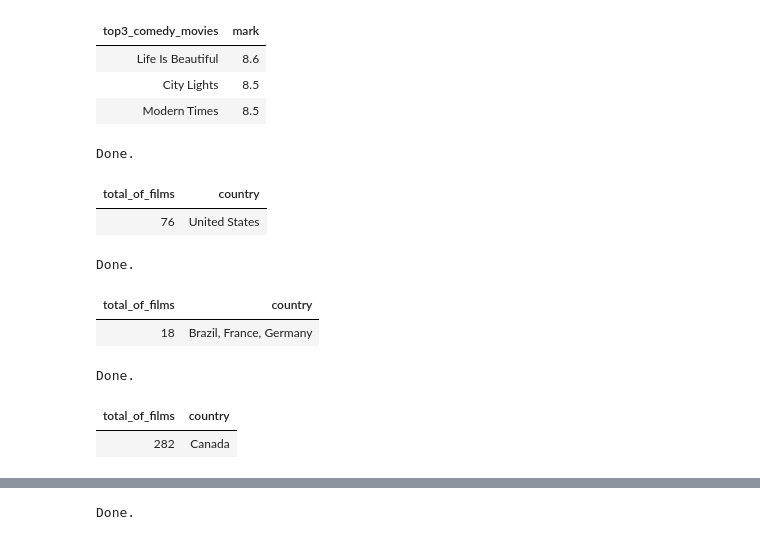
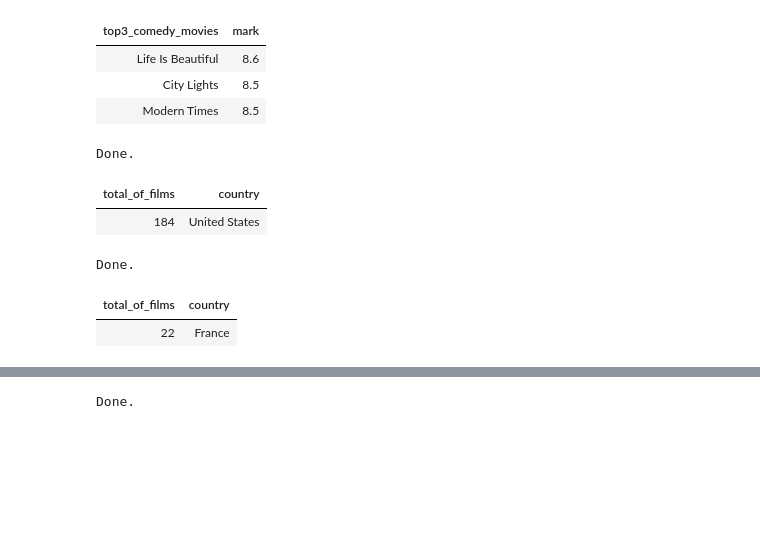
Before and after one commit to t7bo/scraping_movies, a Jupyter notebook: data/sql/requests.ipynb, the cells around one changed output, grey strips where cells are left out. Drawn from its saved outputs; the diff is of its cells as text; code cells hidden in the pictures; blank space fills up the shorter version.

```diff
--- a/data/sql/requests.ipynb
+++ b/data/sql/requests.ipynb
@@ -87,36 +87,25 @@ Done.
 # Parmi les 100 films les mieux notés, quel pourcentage sont américains ? Français ?
 # %%
 %%sql sqlite:///../database/imdb.db
-SELECT count(title) as total_of_films, country FROM (
-SELECT title, mark, country FROM movies
-ORDER BY mark DESC
-LIMIT 100) AS top_100
-WHERE country LIKE '%United States%'
+SELECT count(title) as total_of_films, [country:1] as country
+FROM
+    (SELECT *
+    FROM movies m
+    JOIN countries c ON ',' || m.country || ',' LIKE '%' || c.country || '%,')
+WHERE [country:1] LIKE '%United States%'
 # %% [output]
 Done.
 | total_of_films | country |
-| 76 | United States |
+| 184 | United States |
 # %%
 %%sql sqlite:///../database/imdb.db
-SELECT count(title) as total_of_films, country FROM (
-SELECT title, mark, country FROM movies
-GROUP BY country
-ORDER BY mark DESC
-LIMIT 100) AS top_100
-WHERE country LIKE '%France%'
+SELECT count(title) as total_of_films, [country:1] as country
+FROM
+    (SELECT *
+    FROM movies m
+    JOIN countries c ON ',' || m.country || ',' LIKE '%' || c.country || '%,')
+WHERE [country:1] LIKE '%France%'
 # %% [output]
 Done.
 | total_of_films | country |
-| 18 | Brazil, France, Germany |
+| 22 | France |
-# %%
-%%sql sqlite:///../database/imdb.db
-SELECT count(title) as total_of_films, [country:1] as country
-FROM
-    (SELECT *
-    FROM movies m
-    JOIN countries c ON ',' || m.country || ',' LIKE '%' || c.country || '%,')
-WHERE country LIKE '%United States%'
-# %% [output]
-Done.
-| total_of_films | country |
-| 282 | Canada |
```
Also changed, not shown: parts of 4 cells of this notebook, 2 other files.
